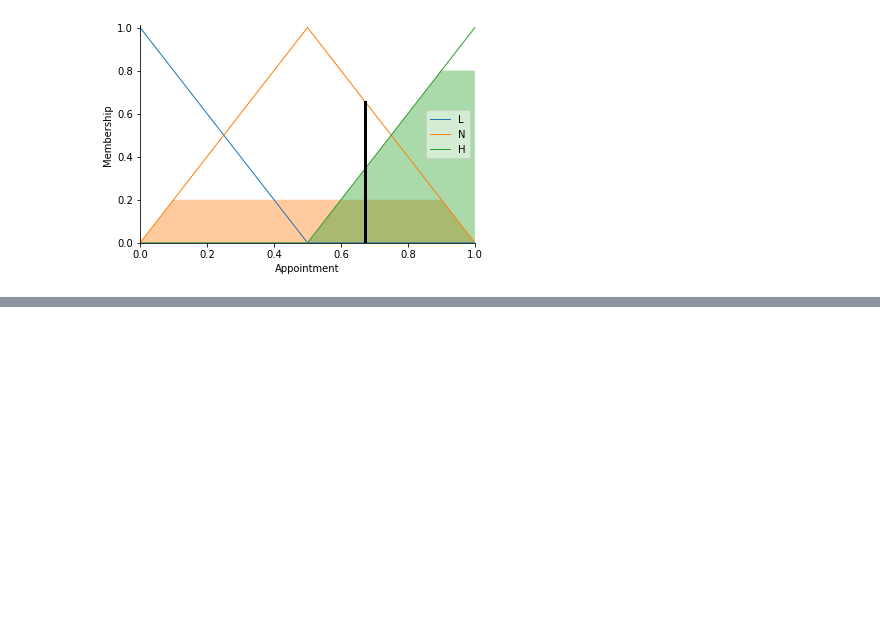
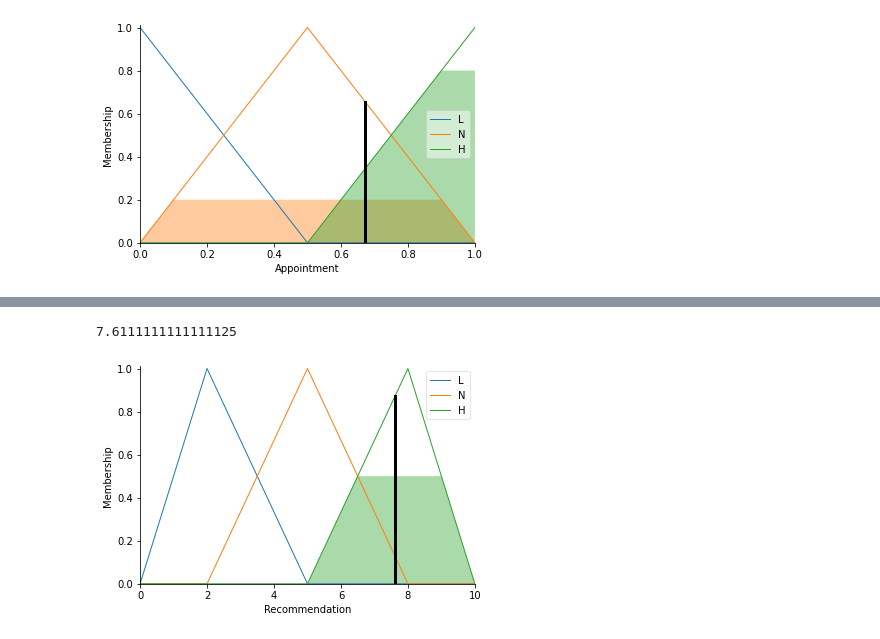
Before and after one commit to hcmih1507/HomeworkAI.19146216, a Jupyter notebook: Fuzzylogic.ipynb, the cells around one changed output, grey strips where cells are left out. Drawn from its saved outputs; the diff is of its cells as text; code cells hidden in the pictures; blank space fills up the shorter version.

```diff
--- a/Fuzzylogic.ipynb
+++ b/Fuzzylogic.ipynb
@@ -1011,0 +1026,25 @@ appoint.view(sim=appointing)
+# %%
+height = ctrl.Antecedent(np.arange(1.0,2.1,0.1),'Height')
+weight = ctrl.Antecedent(np.arange(30,91,1),'Weight')
+sex = ctrl.Antecedent(np.arange(0,11,1),'Sex')
+age = ctrl.Antecedent(np.arange(12,75,1),'Age')
+rec = ctrl.Consequent(np.arange(0,11,1),'Recommendation')
+
+height['L'] = fuzzy.trimf(height.universe,[1.0,1.2,1.5])
+height['N'] = fuzzy.trimf(height.universe,[1.2,1.5,1.8])
+height['H'] = fuzzy.trimf(height.universe,[1.5,1.8,2.0])
+
+weight['L'] = fuzzy.trimf(weight.universe,[30,30,60])
+weight['N'] = fuzzy.trimf(weight.universe,[30,60,90])
+weight['H'] = fuzzy.trimf(weight.universe,[60,90,90])
+
+sex['M'] = fuzzy.trimf(sex.universe,[0,0,7])
+sex['W'] = fuzzy.trimf(sex.universe,[3,10,10])
+
+age['L'] = fuzzy.trimf(age.universe,[12,12,40])
+age['N'] = fuzzy.trimf(age.universe,[20,40,60])
+age['H'] = fuzzy.trimf(age.universe,[40,75,75])
+
+rec['L'] = fuzzy.trimf(rec.universe,[0,2,5])
+rec['N'] = fuzzy.trimf(rec.universe,[2,5,8])
+rec['H'] = fuzzy.trimf(rec.universe,[5,8,10])
@@ -1011,0 +1136,13 @@ appoint.view(sim=appointing)
+# %%
+recing_ctrl = ctrl.ControlSystem([rule1,rule2,rule3,rule4,rule5,rule6,rule7,rule8,rule9,rule10,rule11,rule12,rule13,rule14,rule15,rule16,rule17,rule18,rule19,rule20,rule21,rule22,rule23,rule24,rule25,rule26,rule27,rule28,rule29,rule30,rule31,rule32,rule33,rule34,rule35,rule36,rule37,rule38,rule39,rule40,rule41,rule42,rule43,rule44,rule45,rule46,rule47,rule48,rule49,rule50,rule51,rule52,rule53,rule54])
+recing = ctrl.ControlSystemSimulation(recing_ctrl)
+recing.input['Height'] = 1.9
+recing.input['Weight'] = 72
+recing.input['Sex'] = 8
+recing.input['Age'] = 25
+recing.compute()
+print(recing.output['Recommendation'])
+rec.view(sim=recing)
+# %% [output]
+7.6111111111111125
+[figure, added]
```
Also changed, not shown: parts of 3 cells of this notebook.
